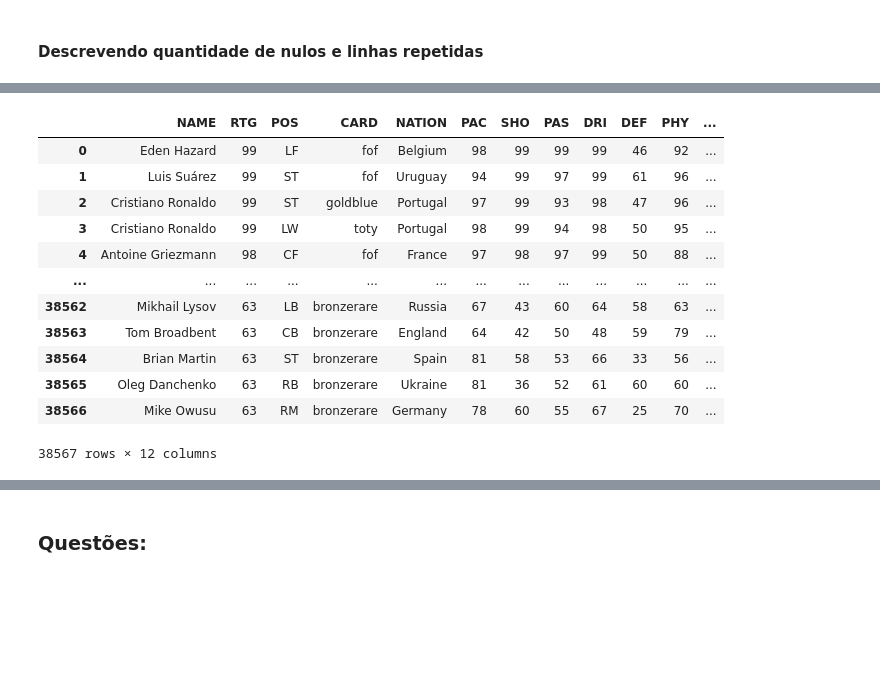
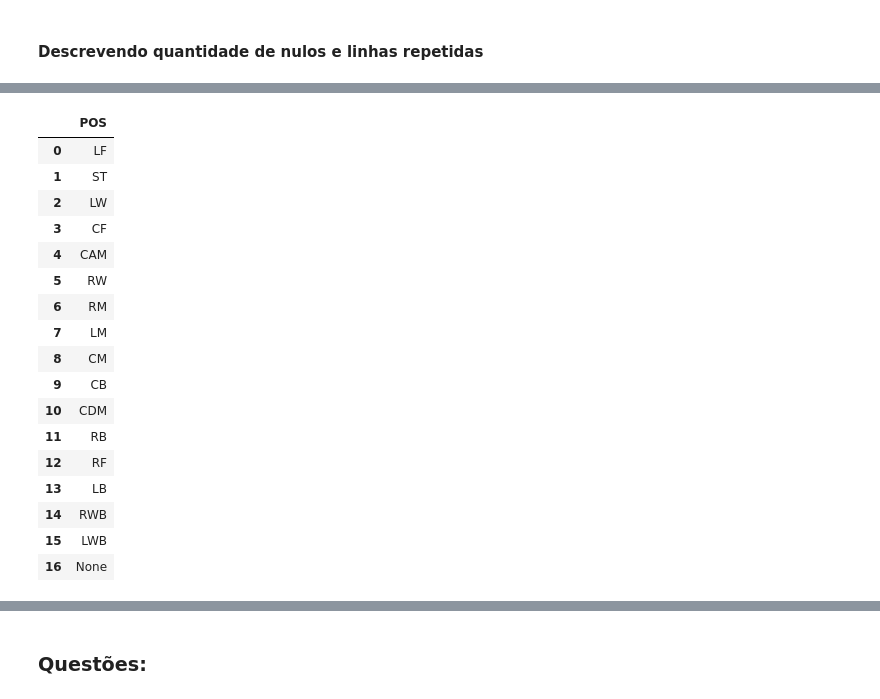
Before and after one commit to uiLLer/FIFAquerying, a Jupyter notebook: main.ipynb, the cells around one changed output, grey strips where cells are left out. Drawn from its saved outputs; the diff is of its cells as text; code cells hidden in the pictures; blank space fills up the shorter version.

```diff
--- a/main.ipynb
+++ b/main.ipynb
@@ -157 +151,11 @@ executeQuery(queryNulos)
 | 0 | 0 |
+# %%
+queryNomesUnicos = """
+SELECT
+    DISTINCT(NAME)
+FROM FIFA.PLAYERS_18
+"""
+queryPosUnicos = queryNomesUnicos.replace('NAME', 'POS')
+queryCardUnicos = queryNomesUnicos.replace('NAME', 'CARD')
+queryNationUnicos = queryNomesUnicos.replace('NAME', 'NATION')
+executeQuery(queryNomesUnicos)
@@ -158,16 +176,21 @@ executeQuery(queryNulos)
 # %%
-executeQuery(queryUnicos)
+executeQuery(queryPosUnicos)
 # %% [output]
-|  | NAME | RTG | POS | CARD | NATION | PAC | SHO | PAS | DRI | DEF | PHY | ... |
-| 0 | Eden Hazard | 99 | LF | fof | Belgium | 98 | 99 | 99 | 99 | 46 | 92 | ... |
-| 1 | Luis Suárez | 99 | ST | fof | Uruguay | 94 | 99 | 97 | 99 | 61 | 96 | ... |
-| 2 | Cristiano Ronaldo | 99 | ST | goldblue | Portugal | 97 | 99 | 93 | 98 | 47 | 96 | ... |
-| 3 | Cristiano Ronaldo | 99 | LW | toty | Portugal | 98 | 99 | 94 | 98 | 50 | 95 | ... |
-| 4 | Antoine Griezmann | 98 | CF | fof | France | 97 | 98 | 97 | 99 | 50 | 88 | ... |
-| ... | ... | ... | ... | ... | ... | ... | ... | ... | ... | ... | ... | ... |
-| 38562 | Mikhail Lysov | 63 | LB | bronzerare | Russia | 67 | 43 | 60 | 64 | 58 | 63 | ... |
-| 38563 | Tom Broadbent | 63 | CB | bronzerare | England | 64 | 42 | 50 | 48 | 59 | 79 | ... |
-| 38564 | Brian Martin | 63 | ST | bronzerare | Spain | 81 | 58 | 53 | 66 | 33 | 56 | ... |
-| 38565 | Oleg Danchenko | 63 | RB | bronzerare | Ukraine | 81 | 36 | 52 | 61 | 60 | 60 | ... |
-| 38566 | Mike Owusu | 63 | RM | bronzerare | Germany | 78 | 60 | 55 | 67 | 25 | 70 | ... |
+|  | POS |
+| 0 | LF |
+| 1 | ST |
+| 2 | LW |
+| 3 | CF |
+| 4 | CAM |
+| 5 | RW |
+| 6 | RM |
+| 7 | LM |
+| 8 | CM |
+| 9 | CB |
+| 10 | CDM |
+| 11 | RB |
+| 12 | RF |
+| 13 | LB |
+| 14 | RWB |
+| 15 | LWB |
+| 16 | None |
-38567 rows × 12 columns
```
Also changed, not shown: parts of 4 cells of this notebook.
